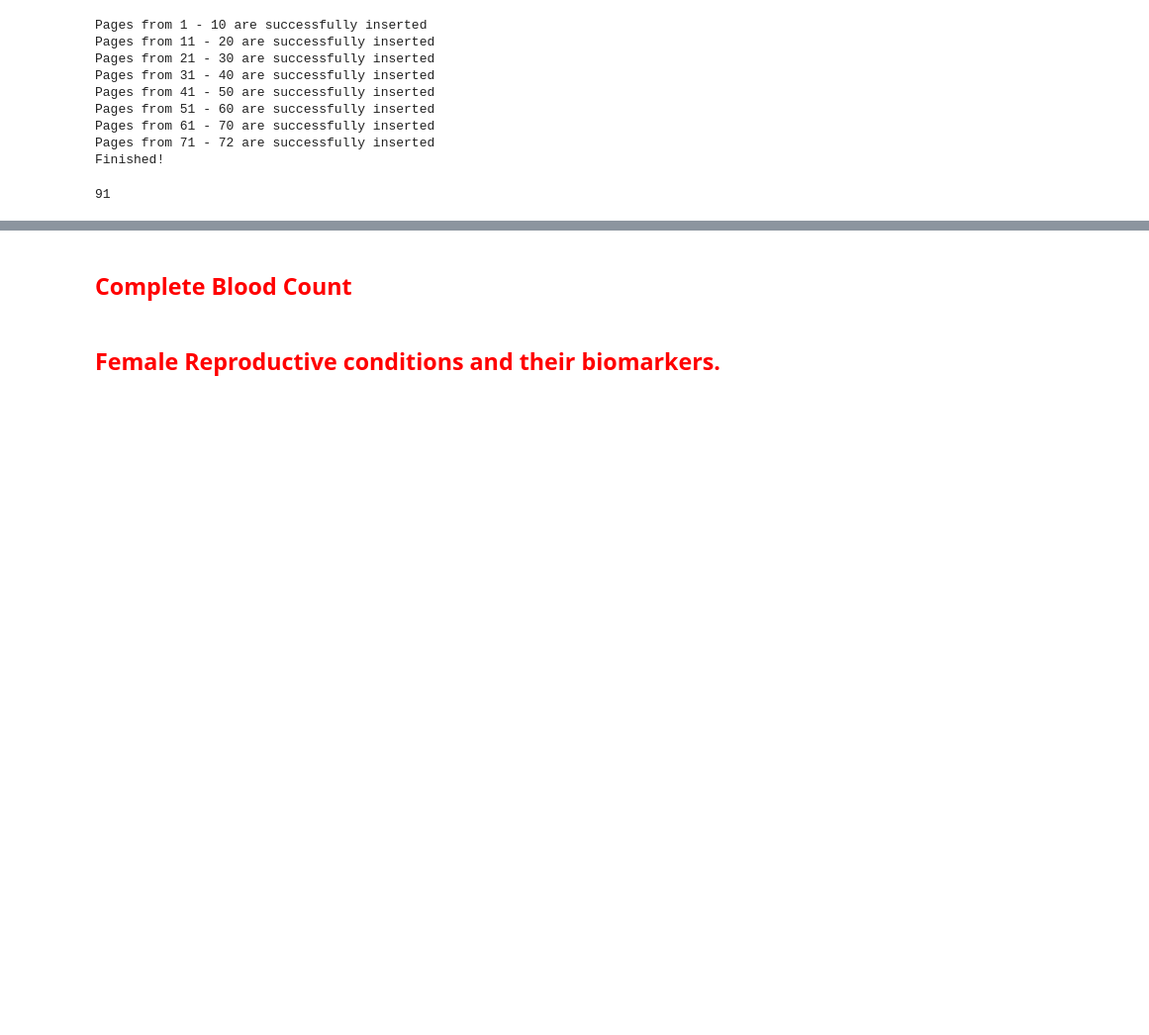
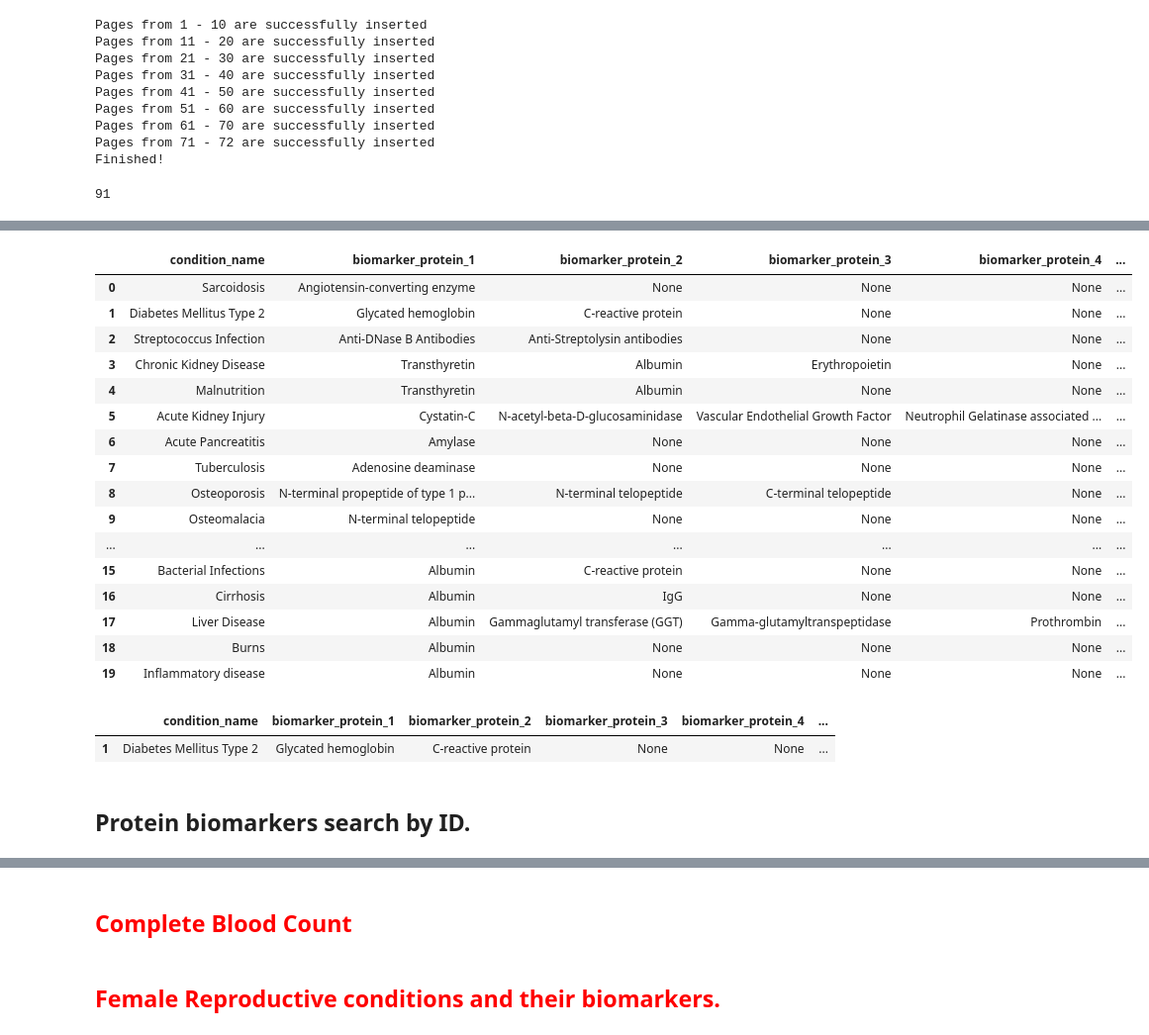
Before and after one commit to lisapol/mybio, a Jupyter notebook: BioMarkers.ipynb, the cells around one changed output, grey strips where cells are left out. Shown at 99% size. Drawn from its saved outputs; the diff is of its cells as text; code cells hidden in the pictures; blank space fills up the shorter version.

Commit message:
created csv files for diagnsotic-proteins.

```diff
--- a/BioMarkers.ipynb
+++ b/BioMarkers.ipynb
@@ -166,0 +110,14 @@ url = 'http://markerdb.ca/api/v1/generalapi/generalrequest'
+# %%
+proteins_map = {}
+for i in conditions_diagnostic_proteins:
+    if i[0] not in proteins_map:
+        proteins_map[i[0]] = i[1]
+
+proteins_map;
+# %%
+conditions_proteins_dict = {}
+for item in conditions_diagnostic_proteins:
+    if item[-1] in conditions_proteins_dict:
+        conditions_proteins_dict[item[-1]].append(item[0])
+    else:
+        conditions_proteins_dict[item[-1]] = [item[0]]
@@ -166,0 +126,5 @@ url = 'http://markerdb.ca/api/v1/generalapi/generalrequest'
+# %%
+df_proteins = pd.DataFrame.from_dict(conditions_proteins_dict,
+                                     orient='index',
+                                     columns=[f'biomarker_protein_{i}' for i in range(1, 7)]
+                                    )
@@ -166,0 +151,29 @@ url = 'http://markerdb.ca/api/v1/generalapi/generalrequest'
+# %%
+df_proteins.reset_index(level=0, inplace=True)
+df_proteins = df_proteins.rename({'index': 'condition_name'}, axis=1)
+# %%
+df_proteins[:20]
+# %% [output]
+|  | condition_name | biomarker_protein_1 | biomarker_protein_2 | biomarker_protein_3 | biomarker_protein_4 | ... |
+| 0 | Sarcoidosis | Angiotensin-converting enzyme | None | None | None | ... |
+| 1 | Diabetes Mellitus Type 2 | Glycated hemoglobin | C-reactive protein | None | None | ... |
+| 2 | Streptococcus Infection | Anti-DNase B Antibodies | Anti-Streptolysin antibodies | None | None | ... |
+| 3 | Chronic Kidney Disease | Transthyretin | Albumin | Erythropoietin | None | ... |
+| 4 | Malnutrition | Transthyretin | Albumin | None | None | ... |
+| 5 | Acute Kidney Injury | Cystatin-C | N-acetyl-beta-D-glucosaminidase | Vascular Endothelial Growth Factor | Neutrophil Gelatinase associated ... | ... |
+| 6 | Acute Pancreatitis | Amylase | None | None | None | ... |
+| 7 | Tuberculosis | Adenosine deaminase | None | None | None | ... |
+| 8 | Osteoporosis | N-terminal propeptide of type 1 p... | N-terminal telopeptide | C-terminal telopeptide | None | ... |
+| 9 | Osteomalacia | N-terminal telopeptide | None | None | None | ... |
+| ... | ... | ... | ... | ... | ... | ... |
+| 15 | Bacterial Infections | Albumin | C-reactive protein | None | None | ... |
+| 16 | Cirrhosis | Albumin | IgG | None | None | ... |
+| 17 | Liver Disease | Albumin | Gammaglutamyl transferase (GGT) | Gamma-glutamyltranspeptidase | Prothrombin | ... |
+| 18 | Burns | Albumin | None | None | None | ... |
+| 19 | Inflammatory disease | Albumin | None | None | None | ... |
+# %%
+# df_proteins[df_proteins['condition_name'] == 'Polycystic Ovary Syndrome']
+df_proteins[df_proteins['condition_name'] == 'Diabetes Mellitus Type 2']
+# %% [output]
+|  | condition_name | biomarker_protein_1 | biomarker_protein_2 | biomarker_protein_3 | biomarker_protein_4 | ... |
+| 1 | Diabetes Mellitus Type 2 | Glycated hemoglobin | C-reactive protein | None | None | ... |
@@ -166,0 +187,2 @@ url = 'http://markerdb.ca/api/v1/generalapi/generalrequest'
+# %% [markdown]
+## Protein biomarkers search by ID.
```
Also changed, not shown: parts of 44 cells of this notebook, 2 other files.
